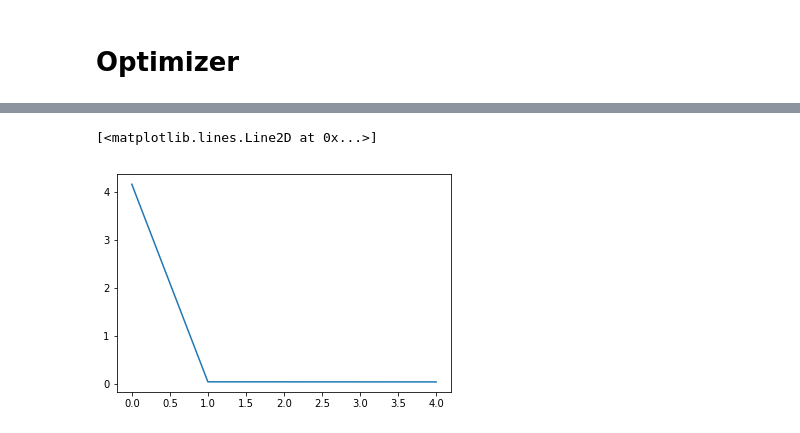
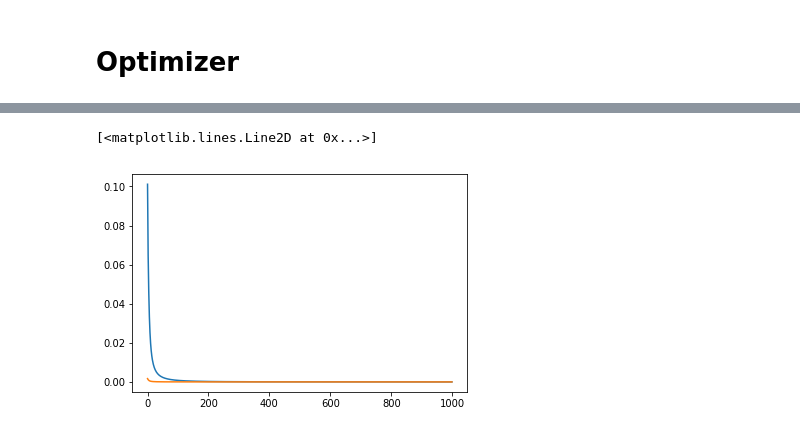
Before and after one commit to liiniix/NN_by_hand, a Jupyter notebook: binary_classification.ipynb, the cells around one changed output, grey strips where cells are left out. Cells and saved outputs as stored; diff of their text form; code cells hidden in the pictures.

```diff
--- a/binary_classification.ipynb
+++ b/binary_classification.ipynb
@@ -51,3 +51,4 @@ class MyCustomDataset(Dataset):
         return self.x[index], self.y[index]
 # %%
 dataset = MyCustomDataset(DS['X'], DS['Y'])
+train_set, val_set = torch.utils.data.random_split(dataset, [700, 300])
@@ -56,9 +61,12 @@ dataset = MyCustomDataset(DS['X'], DS['Y'])
 # %%
 from torch.utils.data import DataLoader
 
-batch_size = 8
+train_batch_size = 64
+val_batch_size = len(val_set)
 
-train_loader = DataLoader(dataset, batch_size, shuffle=True)
+train_loader = DataLoader(train_set, train_batch_size, shuffle=True)
+
+val_loader = DataLoader(val_set, batch_size = val_batch_size)
 # %% [markdown]
 # Model
 # %%
@@ -103,16 +111,31 @@ for x_, y_ in zip(DS['X'], y_pred):
 # %%
-LOSS = []
-for epoch in range(5):
-    sum_loss_in_batch = 0.
+TRAIN_LOSS = []
+VAL_LOSS = []
+for epoch in range(1000):
+
+    sum_train_loss_in_batch = 0.
+    sum_val_loss_in_batch = 0.
+
     for x, y in train_loader:
+
         y_hat = model(x)
         loss = criterion(y_hat, y)
         optimizer.zero_grad()
         loss.backward()
         optimizer.step()
-        sum_loss_in_batch += loss.item()
+        sum_train_loss_in_batch += loss.item()
 
-    loss_in_epoch = sum_loss_in_batch/batch_size
-    LOSS.append(loss_in_epoch)
-    print(f"Epoch {epoch} Loss: {loss_in_epoch}")
+    with torch.no_grad():
+        for x, y in val_loader:
+            y_hat = model(x)
+            loss = criterion(y_hat, y)
+            sum_val_loss_in_batch += loss.item()
+
+    train_loss_in_epoch = sum_train_loss_in_batch/train_batch_size
+    val_loss_in_epoch = sum_val_loss_in_batch/val_batch_size
+
+    TRAIN_LOSS.append(train_loss_in_epoch)
+    VAL_LOSS.append(val_loss_in_epoch)
+
+    print(f"Epoch {epoch} train loss: {train_loss_in_epoch} val loss: {val_loss_in_epoch}")
 # %% [output]
@@ -124,8 +159,9 @@ Epoch 4 Loss: 0.03850147873163223
-# %%
-plt.plot(LOSS[:])
-# %% [output]
-[<matplotlib.lines.Line2D at 0x...>]
-[figure, removed]
+# %%
+plt.plot(TRAIN_LOSS)
+plt.plot(VAL_LOSS)
+# %% [output]
+[<matplotlib.lines.Line2D at 0x...>]
+[figure, added]
 # %%
 with torch.no_grad():
     y_pred = model(DS['X'])
```
Also changed, not shown: parts of 7 cells of this notebook, 1 other file.
